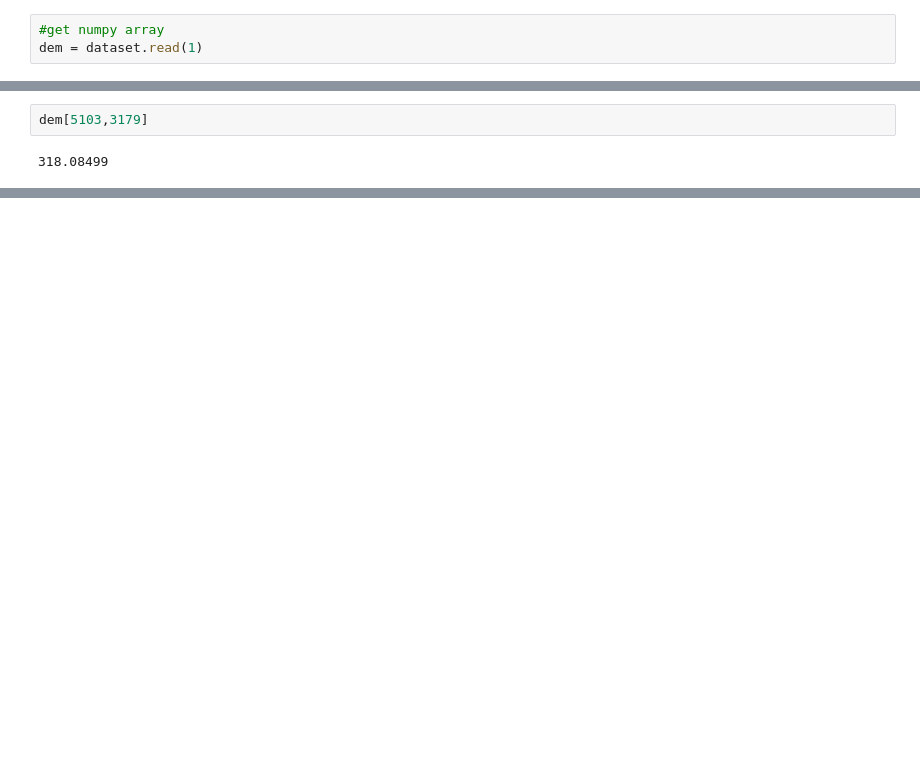
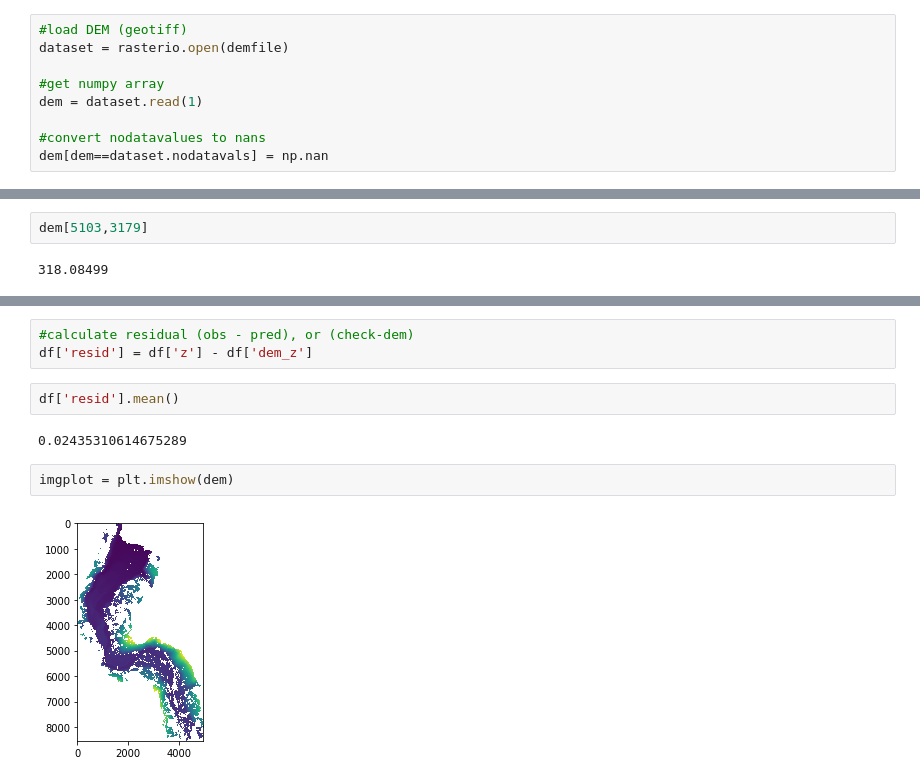
Before and after one commit to jlogan-usgs/dem-validation, a Jupyter notebook: demValidate.ipynb, the cells around one changed output, grey strips where cells are left out. Cells and saved outputs as stored; diff of their text form; blank space fills up the shorter version.

```diff
--- a/demValidate.ipynb
+++ b/demValidate.ipynb
@@ -14,6 +19,12 @@ dataset = rasterio.open(demfile)
 # %%
+#load DEM (geotiff)
+dataset = rasterio.open(demfile)
+
 #get numpy array
 dem = dataset.read(1)
+
+#convert nodatavalues to nans
+dem[dem==dataset.nodatavals] = np.nan
 # %% [markdown]
 #### How to use affine transform, from https://www.perrygeo.com/python-affine-transforms.html
 
@@ -63,0 +119,11 @@ z.shape
+# %%
+#calculate residual (obs - pred), or (check-dem)
+df['resid'] = df['z'] - df['dem_z']
+# %%
+df['resid'].mean()
+# %% [output]
+0.02435310614675289
+# %%
+imgplot = plt.imshow(dem)
+# %% [output]
+[figure, added]
```
Also changed, not shown: parts of 16 cells of this notebook, 1 other file.
